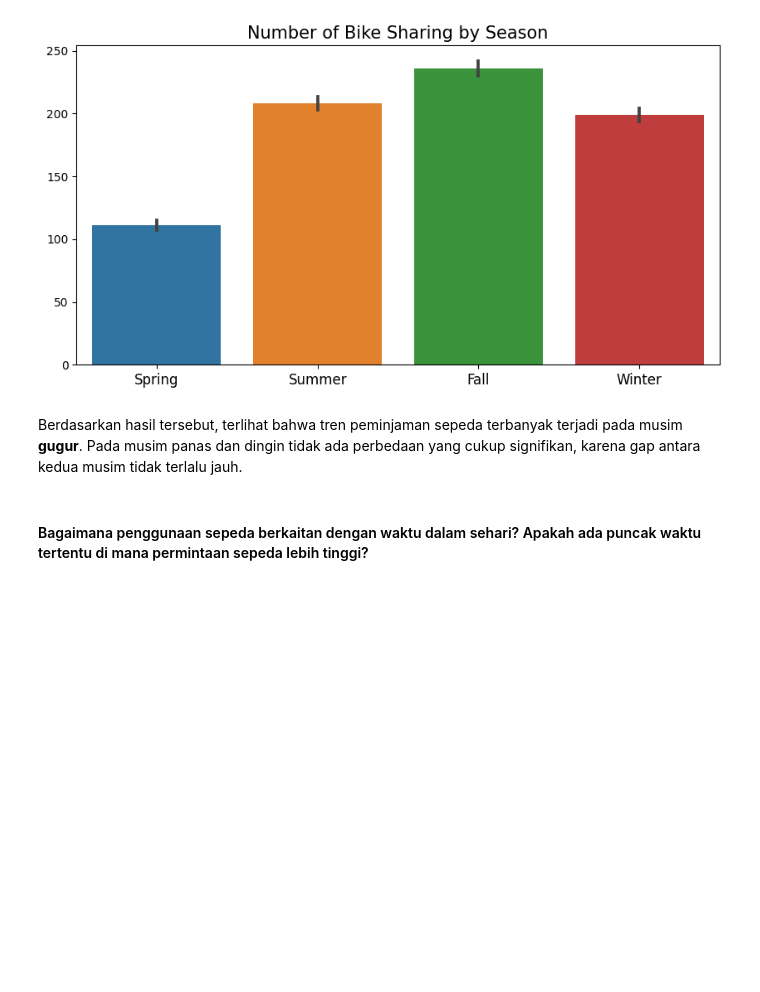
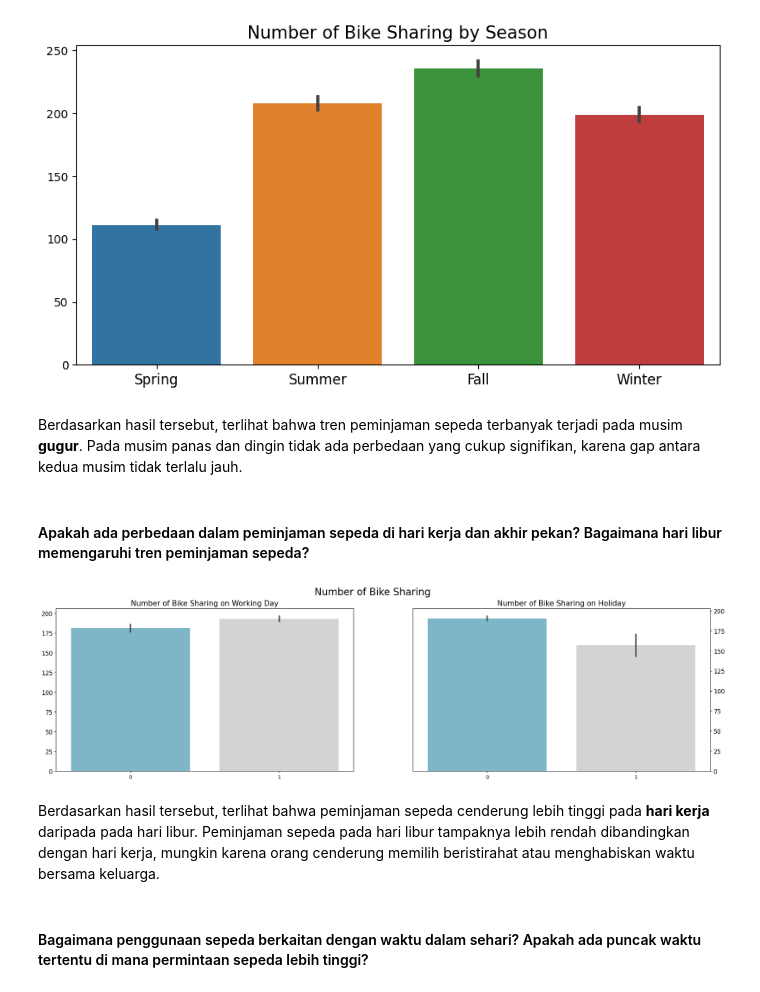
Before and after one commit to rhjhaerol/data-analisis-bike-sharing-dataset, a Jupyter notebook: data_analisis.ipynb, the cells around one changed output. Saved outputs shown, nothing was run; the diff lists cells and outputs as text; code cells hidden in the pictures; blank space fills up the shorter version.

```diff
--- a/data_analisis.ipynb
+++ b/data_analisis.ipynb
@@ -445,6 +457,33 @@ plt.show()
 [figure]
 # %% [markdown]
 Berdasarkan hasil tersebut, terlihat bahwa tren peminjaman sepeda terbanyak terjadi pada musim **gugur**. Pada musim panas dan dingin tidak ada perbedaan yang cukup signifikan, karena gap antara kedua musim tidak terlalu jauh.
+# %% [markdown]
+#### Apakah ada perbedaan dalam peminjaman sepeda di hari kerja dan akhir pekan? Bagaimana hari libur memengaruhi tren peminjaman sepeda?
+# %%
+fig, ax = plt.subplots(nrows=1, ncols=2, figsize=(24, 6))
+
+colors = ["#72BCD4", "#D3D3D3", "#D3D3D3", "#D3D3D3", "#D3D3D3"]
+
+sns.barplot(y="total_count", x="is_workingday", data=bikes_df, palette=colors, ax=ax[0])
+ax[0].set_ylabel(None)
+ax[0].set_xlabel(None)
+ax[0].set_title("Number of Bike Sharing on Working Day", loc="center", fontsize=15)
+ax[0].tick_params(axis ='y', labelsize=12)
+
+sns.barplot(y="total_count", x="is_holiday", data=bikes_df, palette=colors, ax=ax[1])
+ax[1].set_ylabel(None)
+ax[1].set_xlabel(None)
+ax[1].yaxis.set_label_position("right")
+ax[1].yaxis.tick_right()
+ax[1].set_title("Number of Bike Sharing on Holiday", loc="center", fontsize=15)
+ax[1].tick_params(axis='y', labelsize=12)
+
+plt.suptitle("Number of Bike Sharing", fontsize=20)
+plt.show()
+# %% [output]
+[figure, added]
+# %% [markdown]
+Berdasarkan hasil tersebut, terlihat bahwa peminjaman sepeda cenderung lebih tinggi pada **hari kerja** daripada pada hari libur. Peminjaman sepeda pada hari libur tampaknya lebih rendah dibandingkan dengan hari kerja, mungkin karena orang cenderung memilih beristirahat atau menghabiskan waktu bersama keluarga.
 # %% [markdown]
 #### Bagaimana penggunaan sepeda berkaitan dengan waktu dalam sehari? Apakah ada puncak waktu tertentu di mana permintaan sepeda lebih tinggi?
 # %%
```
Also changed, not shown: parts of 5 cells of this notebook.
